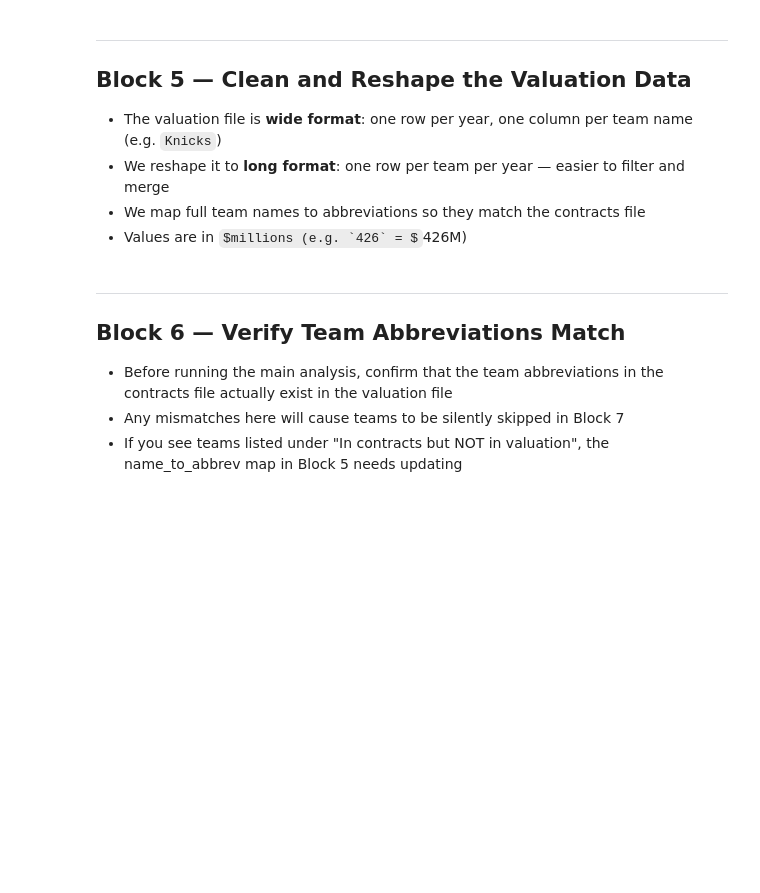
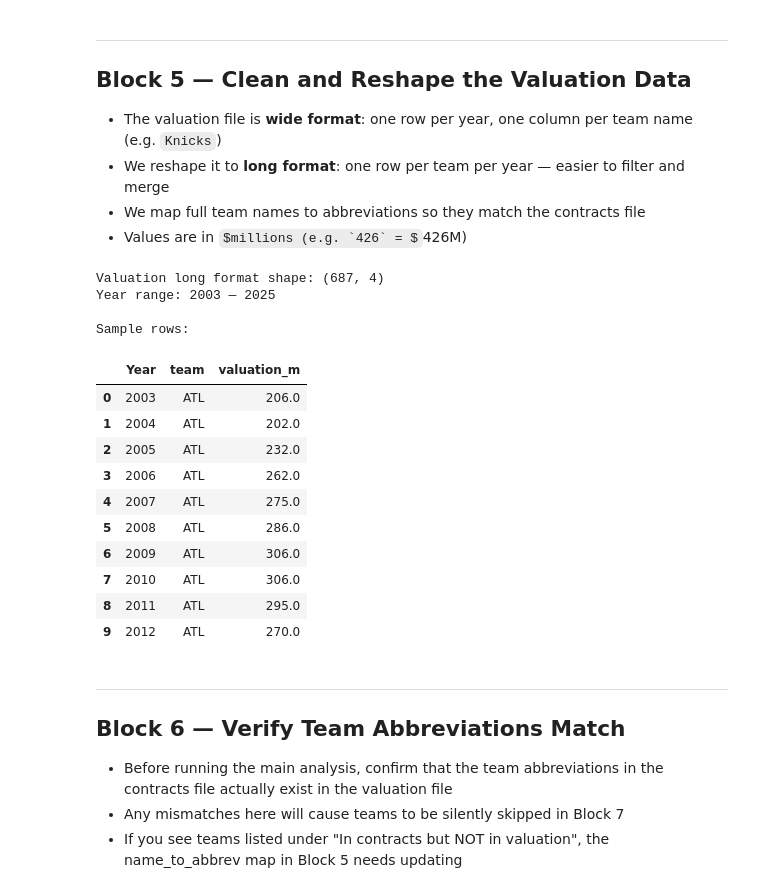
Before and after one commit to jaywest-dsci/OBA_group_project, a Jupyter notebook: nba_v3_analysis.ipynb, the cells around one changed output. Drawn from its saved outputs; the diff is of its cells as text; code cells hidden in the pictures; some formulas as TeX source; blank space fills up the shorter version.

Commit message:
Add V3 valuation analysis notebook

```diff
--- a/nba_v3_analysis.ipynb
+++ b/nba_v3_analysis.ipynb
@@ -42,7 +44,7 @@ print(f'Window size set to: {WINDOW} year(s) before and after contract start')
 - Print shapes to confirm both loaded correctly
 # %%
 contracts_raw = pd.read_csv(DATA_DIR + 'NBA_Contracts.csv')
-valuation_raw = pd.read_csv(DATA_DIR + 'NBA_Team_Valuation.csv', skiprows=1)
+valuation_raw = pd.read_csv(DATA_DIR + 'NBA_Team_Valuation.csv',skiprows=0, header=1)
 
 print('Contracts shape:', contracts_raw.shape)
 print('Valuation shape:', valuation_raw.shape)
@@ -120,33 +164,54 @@ valuation = valuation_raw.copy()
 
 # Drop any rows where Year is missing
 valuation = valuation.dropna(subset=['Year']).copy()
 valuation['Year'] = valuation['Year'].astype(int)
 
 # Reshape from wide to long
 valuation_long = valuation.melt(id_vars='Year', var_name='team_name', value_name='valuation_m')
+valuation_long['valuation_m'] = (
+    valuation_long['valuation_m']
+    .astype(str)
+    .str.replace(',', '', regex=False)
+)
 valuation_long['valuation_m'] = pd.to_numeric(valuation_long['valuation_m'], errors='coerce')
 valuation_long = valuation_long.dropna(subset=['valuation_m']).copy()
 
 # Map full team names to the abbreviations used in the contracts file
 name_to_abbrev = {
     'Hawks':         'ATL',  'Celtics':       'BOS',  'Nets':          'BKN',
     'Hornets':       'CHA',  'Bulls':         'CHI',  'Cavs':          'CLE',
     'Mavericks':     'DAL',  'Nuggets':       'DEN',  'Pistons':       'DET',
     'Warriors':      'GS',   'Rockets':       'HOU',  'Pacers':        'IND',
     'Clippers':      'LAC',  'Lakers':        'LAL',  'Grizzlies':     'MEM',
     'Heat':          'MIA',  'Bucks':         'MIL',  'Timberwolves':  'MIN',
     'Pelicans':      'NO',   'Knicks':        'NY',   'Thunder':       'OKC',
     'Magic':         'ORL',  '76ers':         'PHI',  'Suns':          'PHX',
     'Trail Blazers': 'POR',  'Kings':         'SAC',  'Spurs':         'SA',
     'Raptors':       'TOR',  'Jazz':          'UTAH', 'Wizards':       'WSH',
 }
 valuation_long['team'] = valuation_long['team_name'].map(name_to_abbrev)
 valuation_long = valuation_long.dropna(subset=['team']).copy()
 
 print('Valuation long format shape:', valuation_long.shape)
 print('Year range:', valuation_long['Year'].min(), '—', valuation_long['Year'].max())
 print('\nSample rows:')
 valuation_long[['Year', 'team', 'valuation_m']].head(10)
+# %% [output]
+Valuation long format shape: (687, 4)
+Year range: 2003 — 2025
+
+Sample rows:
+|  | Year | team | valuation_m |
+| 0 | 2003 | ATL | 206.0 |
+| 1 | 2004 | ATL | 202.0 |
+| 2 | 2005 | ATL | 232.0 |
+| 3 | 2006 | ATL | 262.0 |
+| 4 | 2007 | ATL | 275.0 |
+| 5 | 2008 | ATL | 286.0 |
+| 6 | 2009 | ATL | 306.0 |
+| 7 | 2010 | ATL | 306.0 |
+| 8 | 2011 | ATL | 295.0 |
+| 9 | 2012 | ATL | 270.0 |
 # %% [markdown]
 ---
 ## Block 6 — Verify Team Abbreviations Match
```
Also changed, not shown: parts of 15 cells of this notebook.
